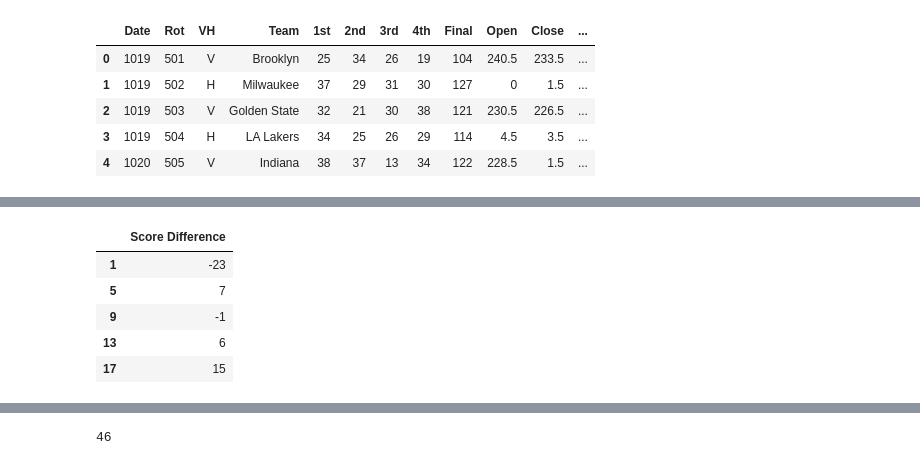
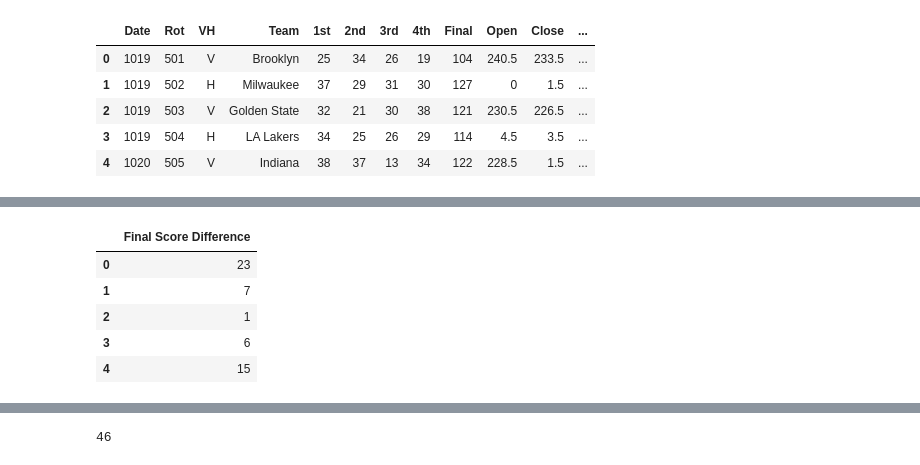
Before and after one commit to ihern/418-Project, a Jupyter notebook: Isaias_Notebook.ipynb, the cells around one changed output, grey strips where cells are left out. Drawn from its saved outputs; the diff is of its cells as text; code cells hidden in the pictures.

```diff
--- a/Isaias_Notebook.ipynb
+++ b/Isaias_Notebook.ipynb
@@ -107,20 +122,25 @@ game_outcomes = game_outcomes.groupby(game_outcomes.index // 2).apply(assign_gam
 # %%
 # Calculate the final score difference
+# This is the actual point spread, we will not worry about what team won or lost
 final_diff = game_outcomes.merge(game_outcomes, on='Game', suffixes=('_away', '_home'))
 
 final_diff = final_diff[final_diff['VH_away'] == 'V']
 final_diff = final_diff[final_diff['VH_home'] == 'H']
 
-final_diff['Score Difference'] = final_diff['Final_away'] - final_diff['Final_home']
+# Takes the difference based on home team differential, this also corresponds to referee stats data
+final_diff['Final Score Difference'] = abs(final_diff['Final_home'] - final_diff['Final_away'])
 
 # Select relevant columns
-score_diffs = final_diff[['Score Difference']]
+score_diffs = final_diff[['Final Score Difference']]
+score_diffs.reset_index(drop=True, inplace=True)
+score_diffs.to_csv('home_score_diff.csv', sep=',', index=False, encoding='utf-8')
+
 score_diffs.head()
 # %% [output]
-|  | Score Difference |
-| 1 | -23 |
-| 5 | 7 |
-| 9 | -1 |
-| 13 | 6 |
-| 17 | 15 |
+|  | Final Score Difference |
+| 0 | 23 |
+| 1 | 7 |
+| 2 | 1 |
+| 3 | 6 |
+| 4 | 15 |
 # %%
```
Also changed, not shown: parts of 20 cells of this notebook.
